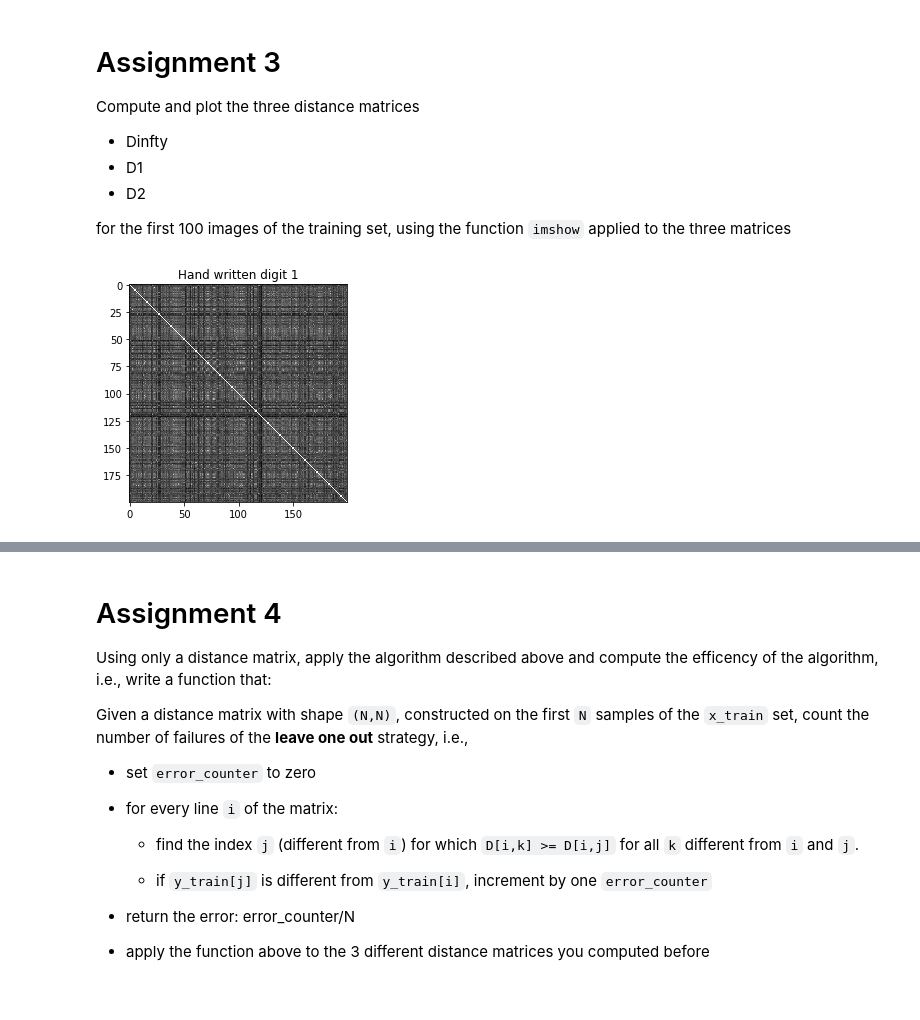
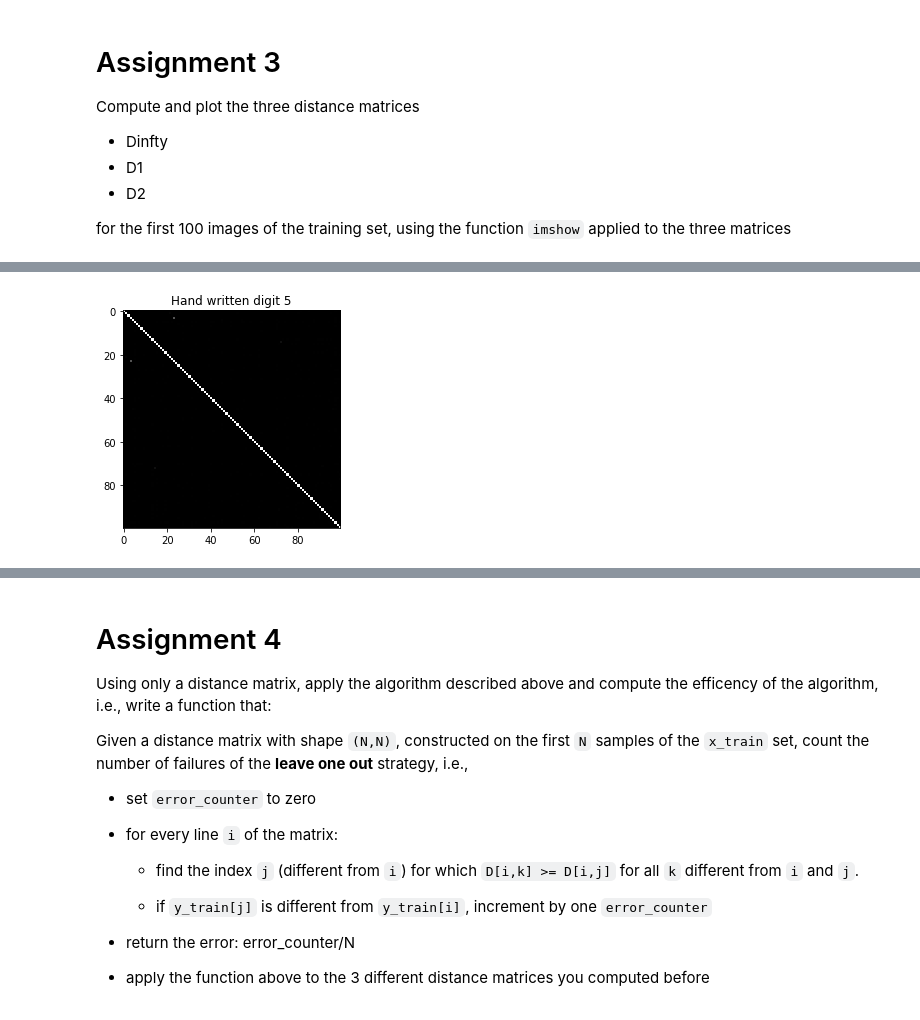
Before and after one commit to hibozzy18/P1.4_seed, a Jupyter notebook: final_project/final_project_2018-2019.ipynb, the cells around one changed output, grey strips where cells are left out. Saved outputs shown, nothing was run; the diff lists cells and outputs as text; code cells hidden in the pictures.

```diff
--- a/final_project/final_project_2018-2019.ipynb
+++ b/final_project/final_project_2018-2019.ipynb
@@ -206,3 +207,31 @@ print(d_two)
+# %%
+@timing
+def dist(n, distance, dataset):
+    """
+    @param n: the 1st N entries of xtran
+    @param distance: d the distance
+    @param dataset: dataset to compute the distance matrix
+    @return distance_matrix: reshaped distance matrix of (N,N)
+
+    Use a numpy array constructor passing a list.
+    use list comprehension to get n elements, by slicing in the
+    1 st n-1 rows and n-1 columns
+    Reshape the resulting D array
+    Return the reshaped D[n,n]
+    """
+    D = numpy.array([distance(i, j) for i in dataset[:n] for j in dataset[:n]])
+
+    return D.reshape(n,n)
+
+
+# USE THIS FOR TESTING
+#infinity_matrix = dist( 3, d_infty, x_train)
+#d_one_mat = dist( 3, d_one, x_train)
+#d_two_mat = dist( 3, d_two, x_train)
+
+#print(infinity_matrix)
+#print(d_one_mat)
+#print(d_two_mat)
 # %% [markdown]
 # Assignment 3
 
@@ -213,19 +242,13 @@ Compute and plot the three distance matrices
 - D2
 
 for the first 100 images of the training set, using the function `imshow` applied to the three matrices
-# %%
-N = 200
-
-D_infinity = dist(N, d_finty, x_train)
-imshow(D, cmap='gray_r')
-_ = title('Hand written digit '+str(y_train[N]))
-
-D_one = dist(N, d_one, x_train)
-imshow(D_one, cmap='gray_r')
-_ = title('Hand written digit '+str(y_train[N]))
-
-D_two = dist(N, d_two, x_train)
-imshow(D_two, cmap='gray_r')
-_ = title('Hand written digit '+str(y_train[N]))
-# %% [output]
-[figure, removed]
+# %%
+"""
+compute distance matrix for the 1st 100 images
+imgage below is for dinfinity
+"""
+N = 100
+D_infinity = dist(N, d_infty, x_train)
+imshow(D_infinity, cmap='gray_r')
+_ = title('Hand written digit '+str(y_train[N]))
+# %% [output]
@@ -231,0 +256 @@ _ = title('Hand written digit '+str(y_train[N]))
+[figure, added]
```
Also changed, not shown: parts of 25 cells of this notebook, 6 other files.
